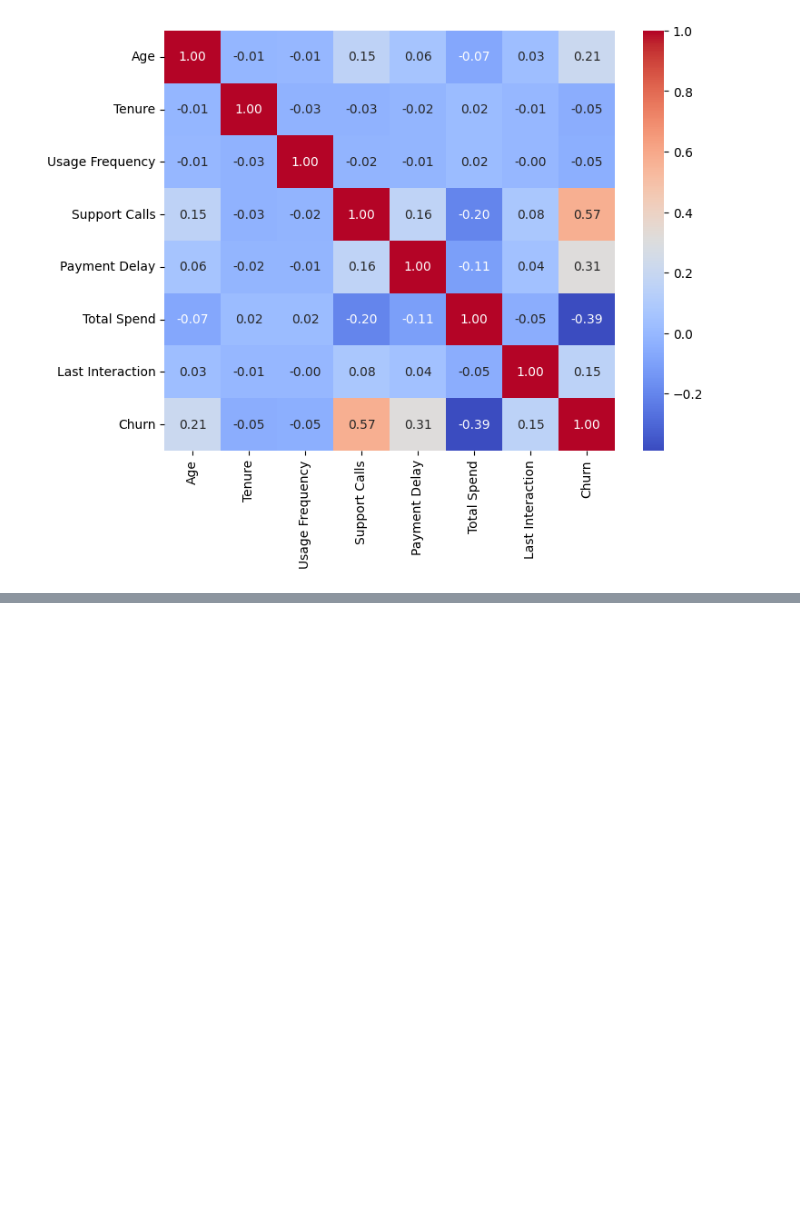
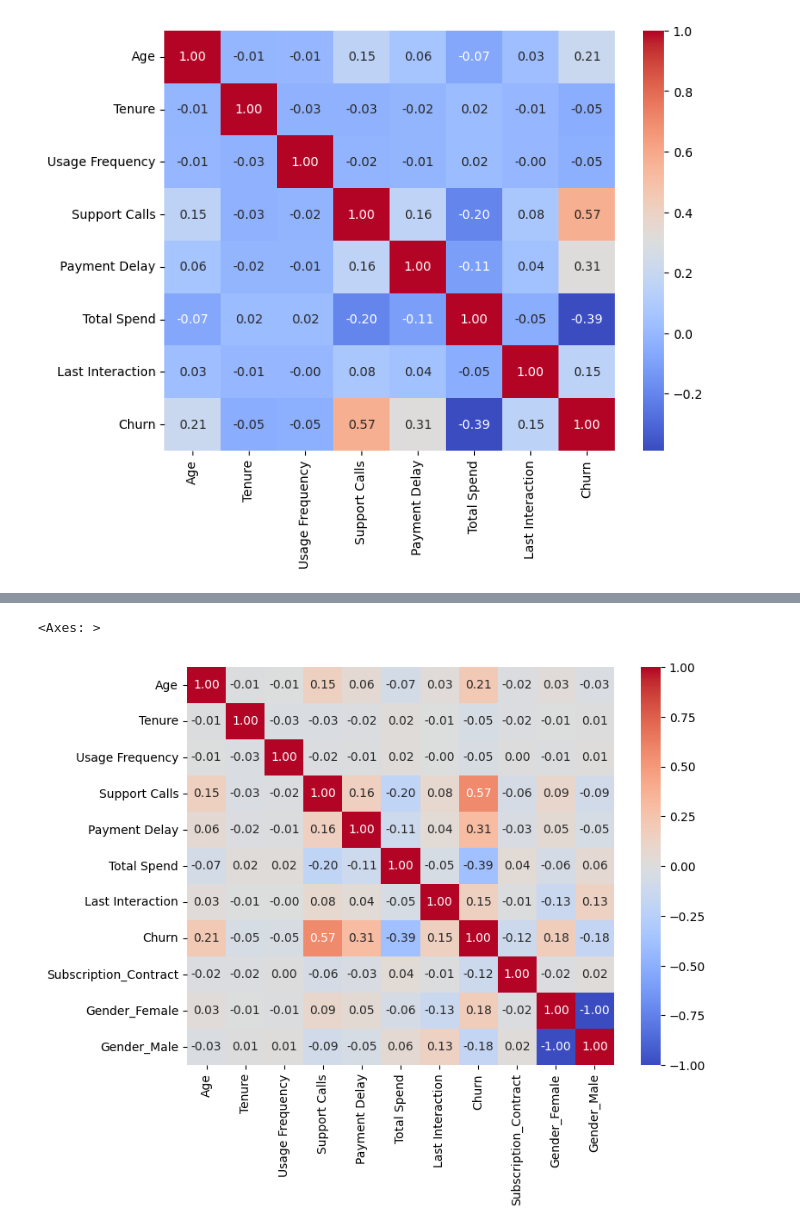
Before and after one commit to SyedMuhammadAunAbbas/Customer_Churn_Project, a Jupyter notebook: Root.ipynb, the cells around one changed output, grey strips where cells are left out. Saved outputs shown, nothing was run; the diff lists cells and outputs as text; code cells hidden in the pictures; blank space fills up the shorter version.

```diff
--- a/Root.ipynb
+++ b/Root.ipynb
@@ -724,0 +743,8 @@ sns.heatmap(correlation_matrix, annot=True, cmap='coolwarm', fmt=".2f")
+# %%
+ohe= OneHotEncoder(sparse_output=False).set_output(transform='pandas')
+ord= OrdinalEncoder(categories=[
+    ['Bsc-Mon', 'Bsc-Qua', 'Bsc-Ann', 'Std-Mon', 'Std-Qua', 'Std-Ann','Prm-Mon', 'Prm-Qua', 'Prm-Ann']
+])
+# %%
+gender_encoded= ohe.fit_transform(df[['Gender']])
+gender_encoded
@@ -724,0 +765,3 @@ sns.heatmap(correlation_matrix, annot=True, cmap='coolwarm', fmt=".2f")
+# %%
+df= pd.concat([df,gender_encoded], axis=1).drop(columns=['Gender'])
+df.head(10)
@@ -724,0 +780,3 @@ sns.heatmap(correlation_matrix, annot=True, cmap='coolwarm', fmt=".2f")
+# %%
+df[['Subscription_Contract']]= ord.fit_transform(df[['Subscription_Contract']])
+df.head(10)
@@ -724,0 +795,9 @@ sns.heatmap(correlation_matrix, annot=True, cmap='coolwarm', fmt=".2f")
+# %%
+correlation_matrix = df.corr(numeric_only=True)
+
+
+plt.figure(figsize=(8, 6))
+sns.heatmap(correlation_matrix, annot=True, cmap='coolwarm', fmt=".2f")
+# %% [output]
+<Axes: >
+[figure, added]
```
Also changed, not shown: parts of 21 cells of this notebook.
